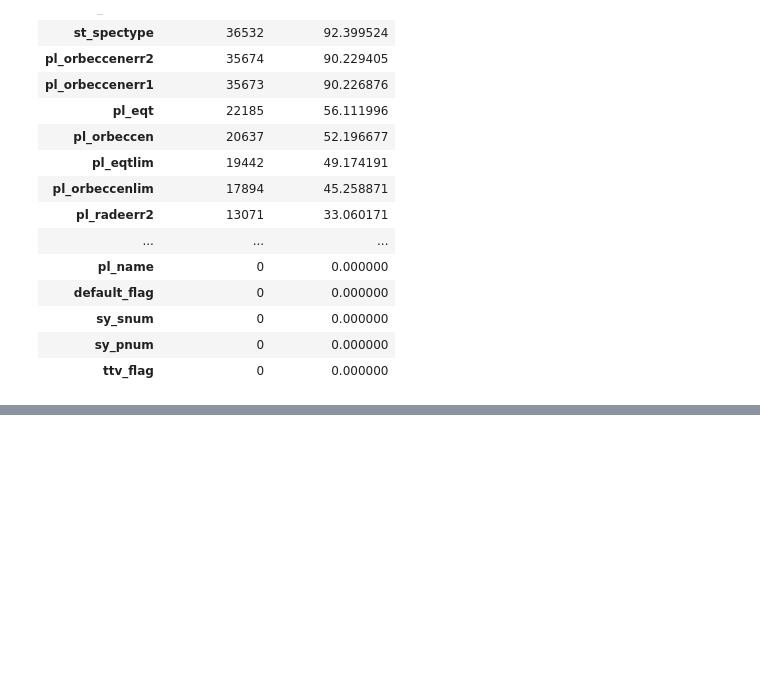
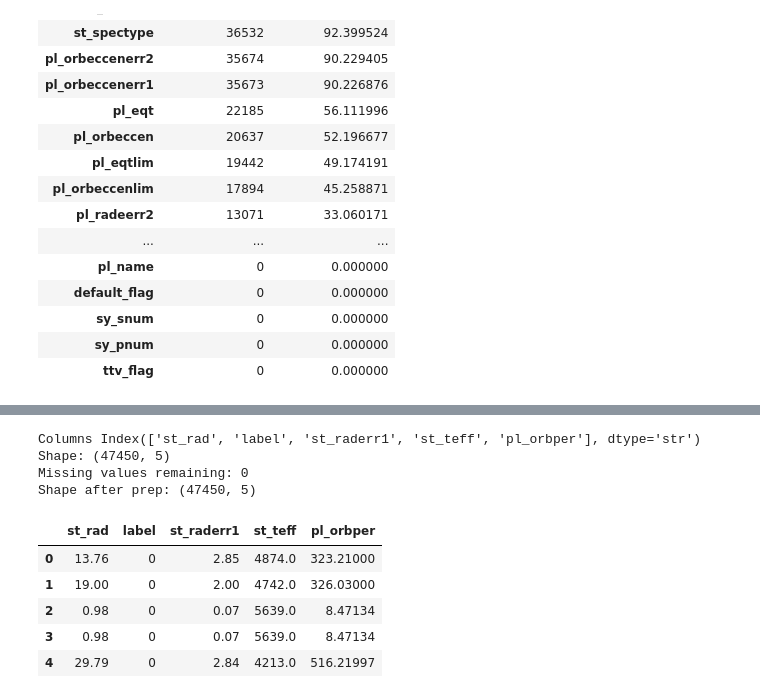
Before and after one commit to minaE1-web/exoplanet-aimodel, a Jupyter notebook: finalModel.ipynb, the cells around one changed output, grey strips where cells are left out. Saved outputs shown, nothing was run; the diff lists cells and outputs as text; code cells hidden in the pictures; blank space fills up the shorter version.

Commit message:
Made the code cleaner, dropped values and normalized remaining values

```diff
--- a/finalModel.ipynb
+++ b/finalModel.ipynb
@@ -297,0 +194,27 @@ df_model["pl_orbper"] = np.log1p(df_model["pl_orbper"])
+# %%
+#ATTENTION: there are two "label" we need to drop one of them because 2 will confuse the model
+df_both=df_both.loc[:, ~df_both.columns.duplicated()]
+#now let's drop the data we do not need, there are 2 labels! eliminate them
+df_clean=df_both.drop(columns=["st_radlim","st_tefferr2", "st_tefferr1","pl_orbperlim",
+                                "pl_radelim","pl_radeerr2","pl_radeerr1","st_raderr2",
+                                "pl_orbpererr2","st_tefflim","pl_rade","pl_orbpererr1" ])
+
+#sanity check(make sure all the values were properly eliminated)
+print("Columns",df_clean.columns)
+print("Shape:",df_clean.shape)
+
+#check missing values again
+print("Missing values remaining:",df_clean.isnull().sum().sum())
+print("Shape after prep:",df_clean.shape)
+df_clean.head()
+# %% [output]
+Columns Index(['st_rad', 'label', 'st_raderr1', 'st_teff', 'pl_orbper'], dtype='str')
+Shape: (47450, 5)
+Missing values remaining: 0
+Shape after prep: (47450, 5)
+|  | st_rad | label | st_raderr1 | st_teff | pl_orbper |
+| 0 | 13.76 | 0 | 2.85 | 4874.0 | 323.21000 |
+| 1 | 19.00 | 0 | 2.00 | 4742.0 | 326.03000 |
+| 2 | 0.98 | 0 | 0.07 | 5639.0 | 8.47134 |
+| 3 | 0.98 | 0 | 0.07 | 5639.0 | 8.47134 |
+| 4 | 29.79 | 0 | 2.84 | 4213.0 | 516.21997 |
```
Also changed, not shown: parts of 13 cells of this notebook.
